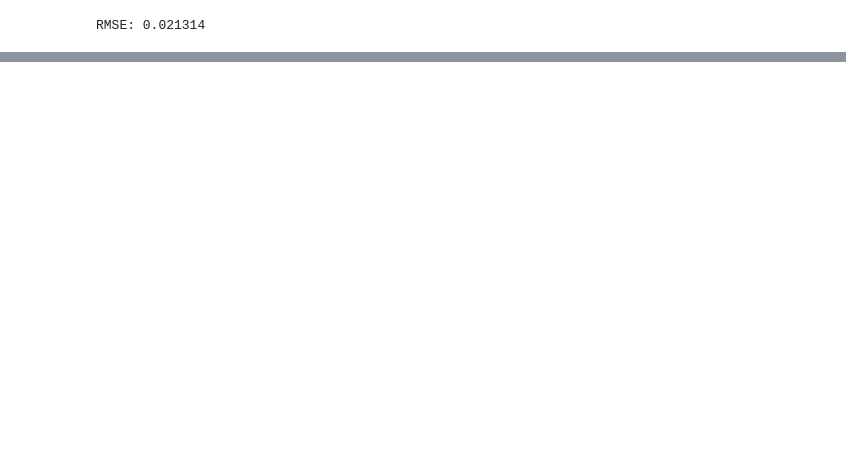
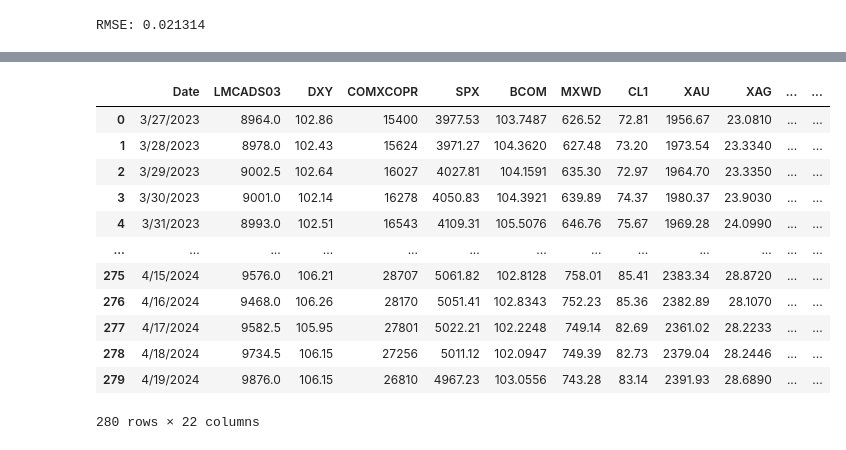
Before and after one commit to f8ac/aplicacion-estrategia, a Jupyter notebook: estrategia_v2.ipynb, the cells around one changed output, grey strips where cells are left out. Drawn from its saved outputs; the diff is of its cells as text; code cells hidden in the pictures; blank space fills up the shorter version.

```diff
--- a/estrategia_v2.ipynb
+++ b/estrategia_v2.ipynb
@@ -167,3 +182,19 @@ Predicciones incorrectas:    3
+# %%
+df
+# %% [output]
+|  | Date | LMCADS03 | DXY | COMXCOPR | SPX | BCOM | MXWD | CL1 | XAU | XAG | ... | ... |
+| 0 | 3/27/2023 | 8964.0 | 102.86 | 15400 | 3977.53 | 103.7487 | 626.52 | 72.81 | 1956.67 | 23.0810 | ... | ... |
+| 1 | 3/28/2023 | 8978.0 | 102.43 | 15624 | 3971.27 | 104.3620 | 627.48 | 73.20 | 1973.54 | 23.3340 | ... | ... |
+| 2 | 3/29/2023 | 9002.5 | 102.64 | 16027 | 4027.81 | 104.1591 | 635.30 | 72.97 | 1964.70 | 23.3350 | ... | ... |
+| 3 | 3/30/2023 | 9001.0 | 102.14 | 16278 | 4050.83 | 104.3921 | 639.89 | 74.37 | 1980.37 | 23.9030 | ... | ... |
+| 4 | 3/31/2023 | 8993.0 | 102.51 | 16543 | 4109.31 | 105.5076 | 646.76 | 75.67 | 1969.28 | 24.0990 | ... | ... |
+| ... | ... | ... | ... | ... | ... | ... | ... | ... | ... | ... | ... | ... |
+| 275 | 4/15/2024 | 9576.0 | 106.21 | 28707 | 5061.82 | 102.8128 | 758.01 | 85.41 | 2383.34 | 28.8720 | ... | ... |
+| 276 | 4/16/2024 | 9468.0 | 106.26 | 28170 | 5051.41 | 102.8343 | 752.23 | 85.36 | 2382.89 | 28.1070 | ... | ... |
+| 277 | 4/17/2024 | 9582.5 | 105.95 | 27801 | 5022.21 | 102.2248 | 749.14 | 82.69 | 2361.02 | 28.2233 | ... | ... |
+| 278 | 4/18/2024 | 9734.5 | 106.15 | 27256 | 5011.12 | 102.0947 | 749.39 | 82.73 | 2379.04 | 28.2446 | ... | ... |
+| 279 | 4/19/2024 | 9876.0 | 106.15 | 26810 | 4967.23 | 103.0556 | 743.28 | 83.14 | 2391.93 | 28.6890 | ... | ... |
+280 rows × 22 columns
 # %%
 # plot df['LMCADY'] using plotly
 fig = go.Figure()
```
Also changed, not shown: parts of 5 cells of this notebook, 1 other file.
